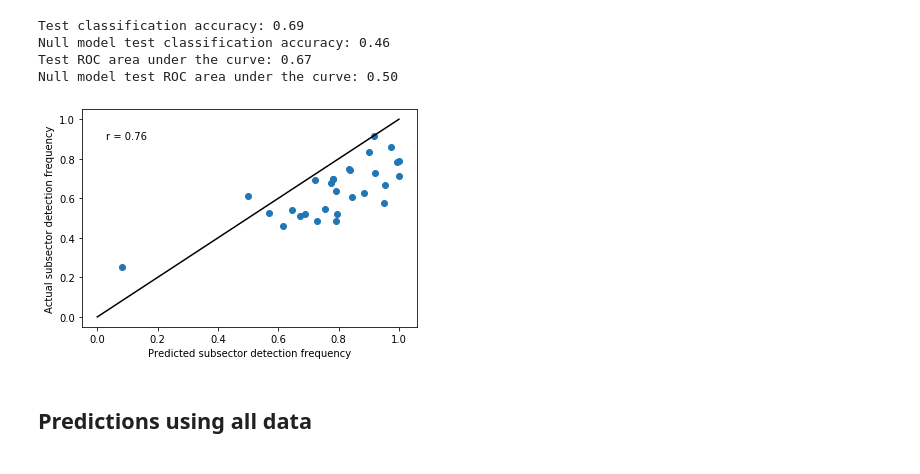
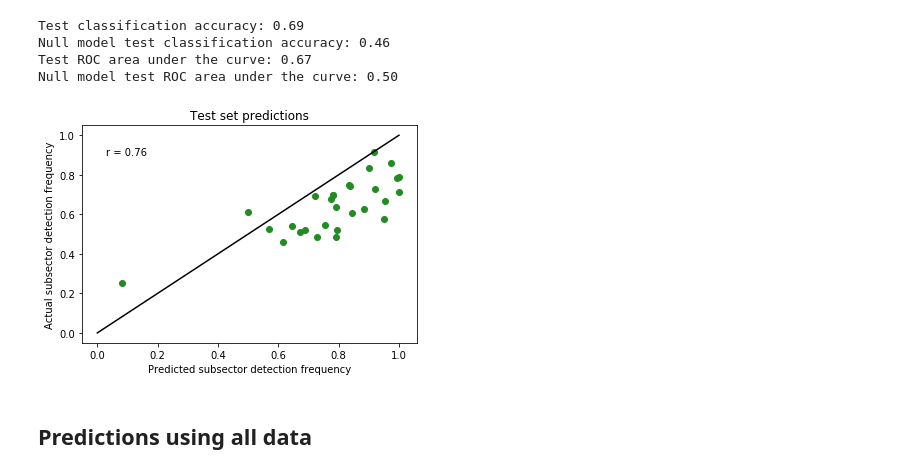
Before and after one commit to puruckertom/occupational_exposure, a Jupyter notebook: notebooks/work_in_progress/hierarchical_logistic_reg.ipynb, the cells around one changed output. Saved outputs shown, nothing was run; the diff lists cells and outputs as text; code cells hidden in the pictures.

```diff
--- a/notebooks/work_in_progress/hierarchical_logistic_reg.ipynb
+++ b/notebooks/work_in_progress/hierarchical_logistic_reg.ipynb
@@ -331,19 +332,20 @@ Null model test ROC area under the curve: 0.50
 # %%
 subsector_probs_test = indexed_osha_test[['detected', 'index_ss']].copy()
 subsector_probs_test['prob_predicted'] = avg_predictions_test
 subsector_probs_test = subsector_probs_test.groupby('index_ss').mean()
 subsector_counts_test = indexed_osha_test['index_ss'].value_counts()
 subsector_probs_test = subsector_probs_test[subsector_counts_test > 10] # drop subsectors with very few data points
 r = np.corrcoef(subsector_probs_test['detected'], subsector_probs_test['prob_predicted'])[0,1]
 
-plt.scatter(subsector_probs_test['prob_predicted'], subsector_probs_test['detected'])
+plt.scatter(subsector_probs_test['prob_predicted'], subsector_probs_test['detected'], color='forestgreen')
 plt.plot([0, 1], [0, 1], color='black')
 plt.xlabel('Predicted subsector detection frequency')
 plt.ylabel('Actual subsector detection frequency')
+plt.title('Test set predictions')
 plt.text(0.03, 0.9, 'r = {:.2f}'.format(r))
 plt.show()
 # %% [output]
-[figure, old version]
+[figure, new version]
 # %% [markdown]
 ## Predictions using all data
 # %%
```
Also changed, not shown: parts of 5 cells of this notebook.
